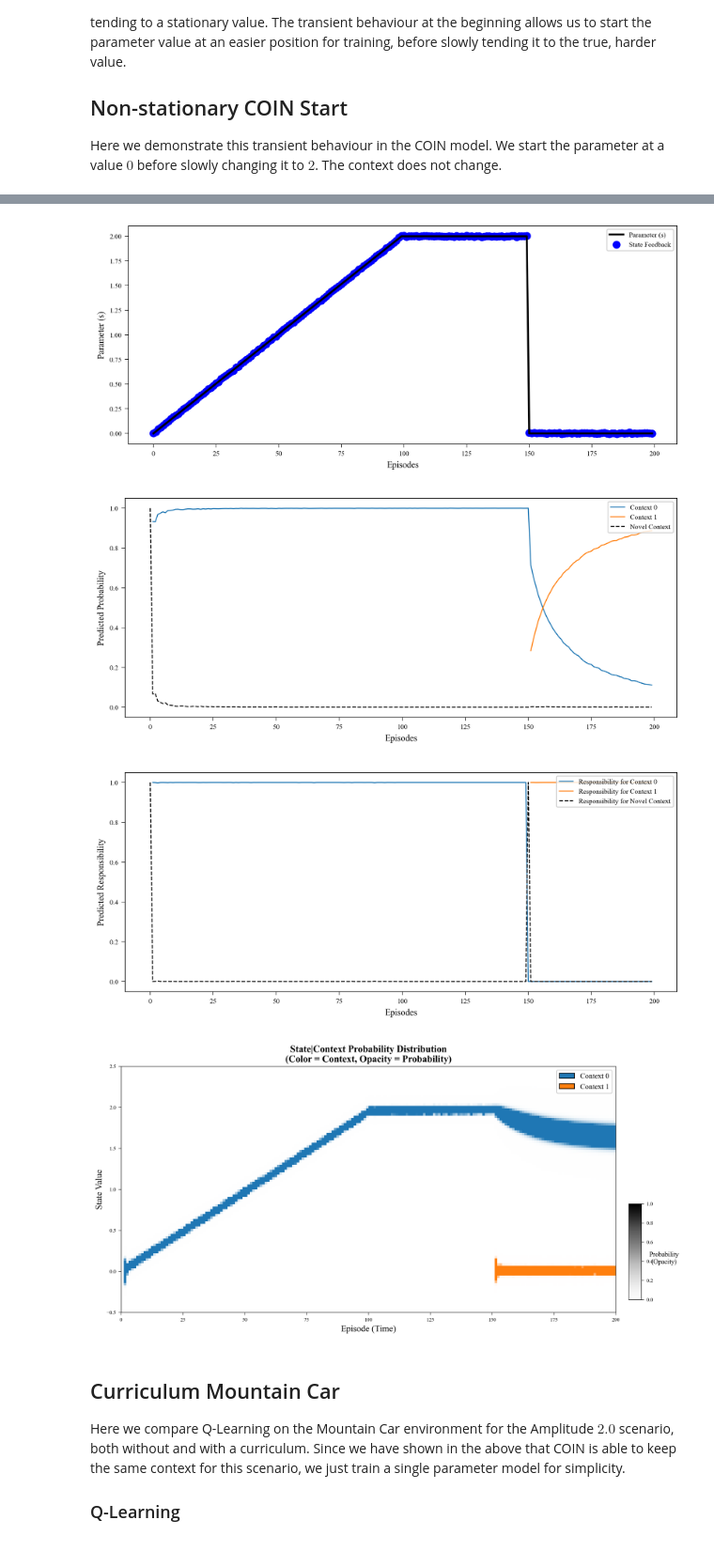
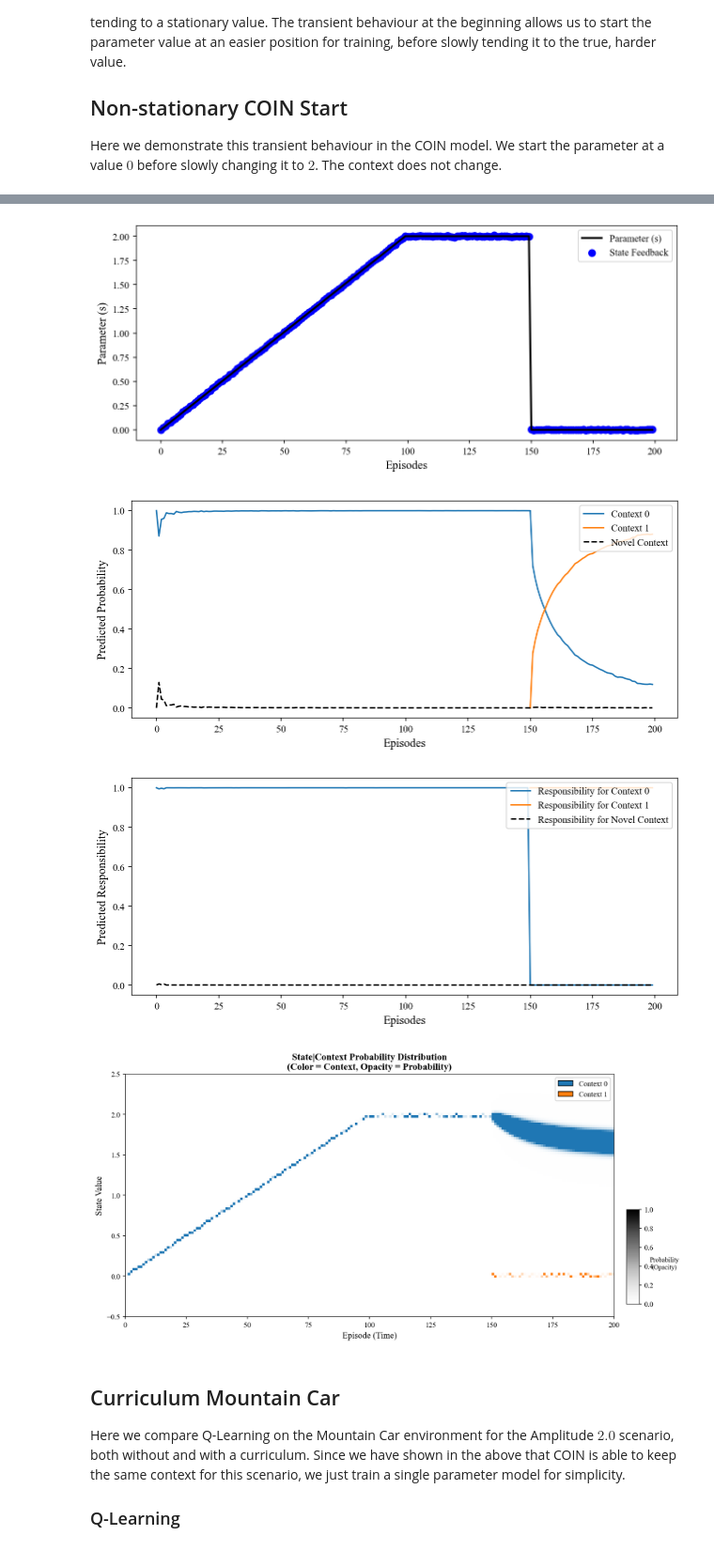
Before and after one commit to RichieRich2569/COINRL, a Jupyter notebook: figures.ipynb, the cells around one changed output, grey strips where cells are left out. Shown at 94% size. Drawn from its saved outputs; the diff is of its cells as text; code cells hidden in the pictures.

Commit message:
RealTime-COIN conversion for all code and figures.

```diff
--- a/figures.ipynb
+++ b/figures.ipynb
@@ -2016,24 +2201,65 @@ s = np.concatenate([
 mean_retention = 0.9425
 precision_drift = 1/(1-mean_retention)**2
 
-coin_model = COIN(
-    sigma_process_noise= 0.0089*2, # Process noise allows for change in parameter value
-    sigma_sensory_noise = 0.003,
-    sigma_motor_noise = 0.00182,
+# NOTE: coin.py generated its own observations internally as
+#   y = perturbation + sensory noise + motor noise
+# RealTimeCOIN is a per-trial state machine, so we synthesise them here.
+SEED = 0
+sig_s, sig_m = 0.003, 0.00182
+state_values = np.linspace(-0.5, 2.5, 100) # Values to evaluate state probabilities
+
+coin_model = RealTimeCOIN(
+    sigma_process_noise=0.0089*2, # Process noise allows for change in parameter value
+    sigma_sensory_noise=sig_s,
+    sigma_motor_noise=sig_m,
     prior_mean_retention=mean_retention,
     prior_precision_drift=precision_drift,
+    rng=SEED,
 )
+noise = np.random.default_rng(SEED)
 
-coin_model.perturbations = s
+T = len(s)
+V = len(state_values)
+W = coin_model.max_contexts + 1
+sf = np.full(T, np.nan)
+pred_raw = np.zeros((T, W))
+resp_raw = np.zeros((T, W))
+sgc_raw = np.zeros((V, T, W))
+nov_raw = np.zeros((V, T))
+Ks = np.zeros(T, dtype=int)
 
-output = coin_model.simulate_coin()
-sf = output["runs"][0]["state_feedback"]
-p_contexts = coin_model.get_predicted_probabilities(output)
-known_resp, novel_resp = coin_model.get_responsibilities(output)
-resp = np.concatenate([known_resp, novel_resp[:, None]], axis=1)
+for t in range(T):
+    coin_model.observe_q(None)  # no cue in this case
 
-state_values = np.linspace(-0.5, 2.5, 100) # Values to evaluate state probabilities
-state_given_ctx, _ = coin_model.get_state_given_context(output, state_values)
+    y = s[t]
+    if not np.isnan(y):
+        y = y + sig_s * noise.standard_normal() + sig_m * noise.standard_normal()
+        sf[t] = y
+    coin_model.observe_y(y)
+
+    # All queries AFTER observe_y: matches coin.py's stored-trace timing and
+    # costs only a single context-alignment solve per trial.
+    pred_raw[t] = coin_model.predicted_context_probabilities_vector()
+    resp_raw[t] = coin_model.responsibilities_vector()
+    Ks[t] = coin_model.context_alignment()["K"]
+    for k, v in coin_model.state_given_context_probability(state_values).items():
+        sgc_raw[:, t, k] = v
+    nov_raw[:, t] = coin_model.novel_state_probability(state_values)
+
+# Pack to (..., Kmax+1): known contexts first, novel last, not-yet-instantiated NaN.
+# Both traces stay raw here - this cell plots them without the novel-column fix.
+Kmax = int(Ks.max())
+p_contexts = coin_context_trace(pred_raw, Ks, renormalise_novel=False)
+resp = coin_context_trace(resp_raw, Ks, renormalise_novel=False)
+state_given_all = np.full((V, T, Kmax + 1), np.nan)
+for t, k in enumerate(Ks):
+    state_given_all[:, t, :k] = sgc_raw[:, t, :k]
+    state_given_all[:, t, -1] = nov_raw[:, t]
+
+known_resp = resp[:, :-1]
+novel_resp = resp[:, -1]
+state_given_ctx = state_given_all[:, :, :-1]        # (V, T, K) known contexts
+state_given_novel_ctx = state_given_all[:, :, -1:]  # (V, T, 1) novel context
 
 # Plot parameter together with state feedback
 fig, ax = plt.subplots(figsize=(10,4))
@@ -2183,7 +2392,7 @@ Permuting context labels (trial = 200)
-[figure, old version]
+[figure, new version]
-[figure, old version]
+[figure, new version]
-[figure, old version]
+[figure, new version]
-[figure, old version]
+[figure, new version]
 # %% [markdown]
 ## Curriculum Mountain Car
 
```
Also changed, not shown: parts of 38 cells of this notebook, 25 other files.
